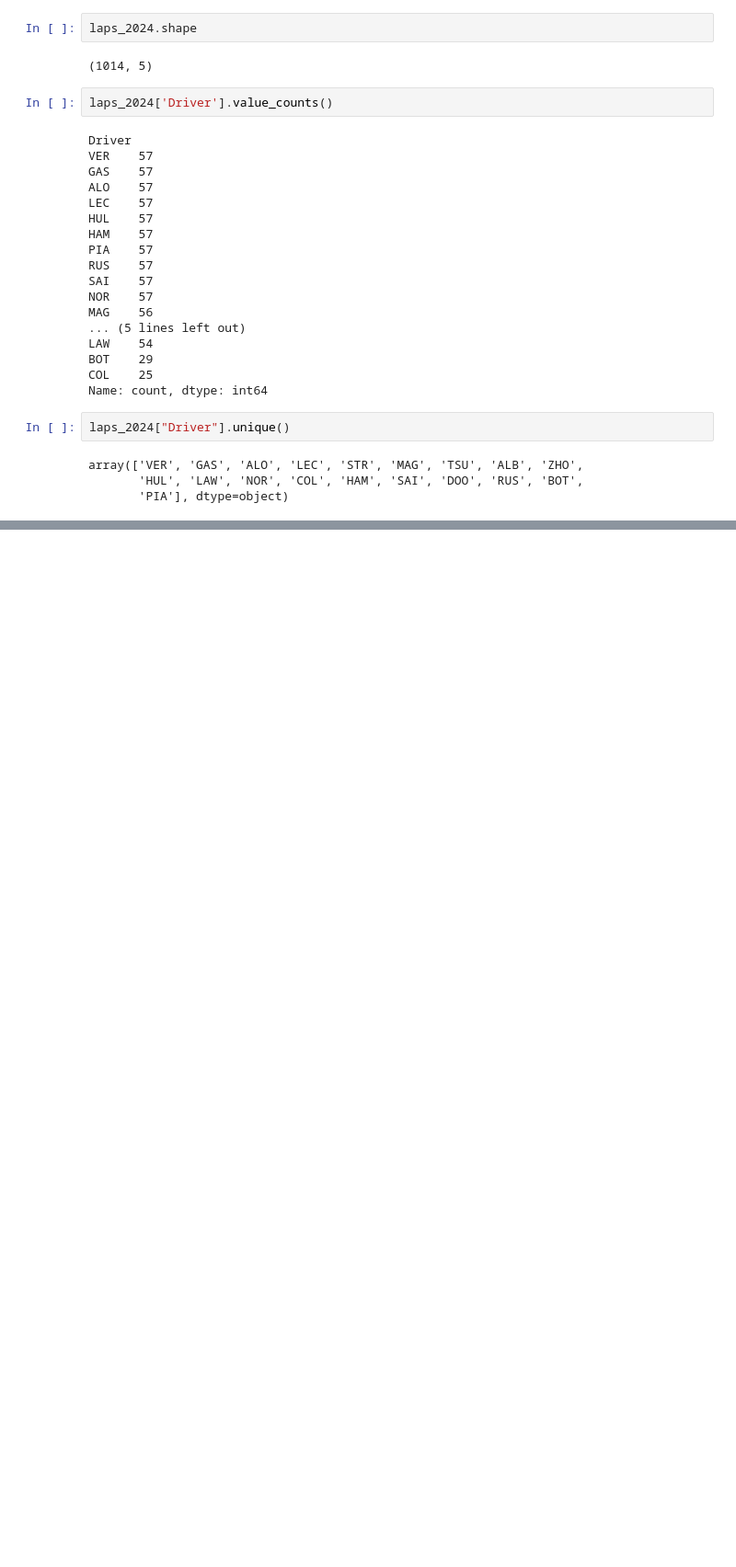
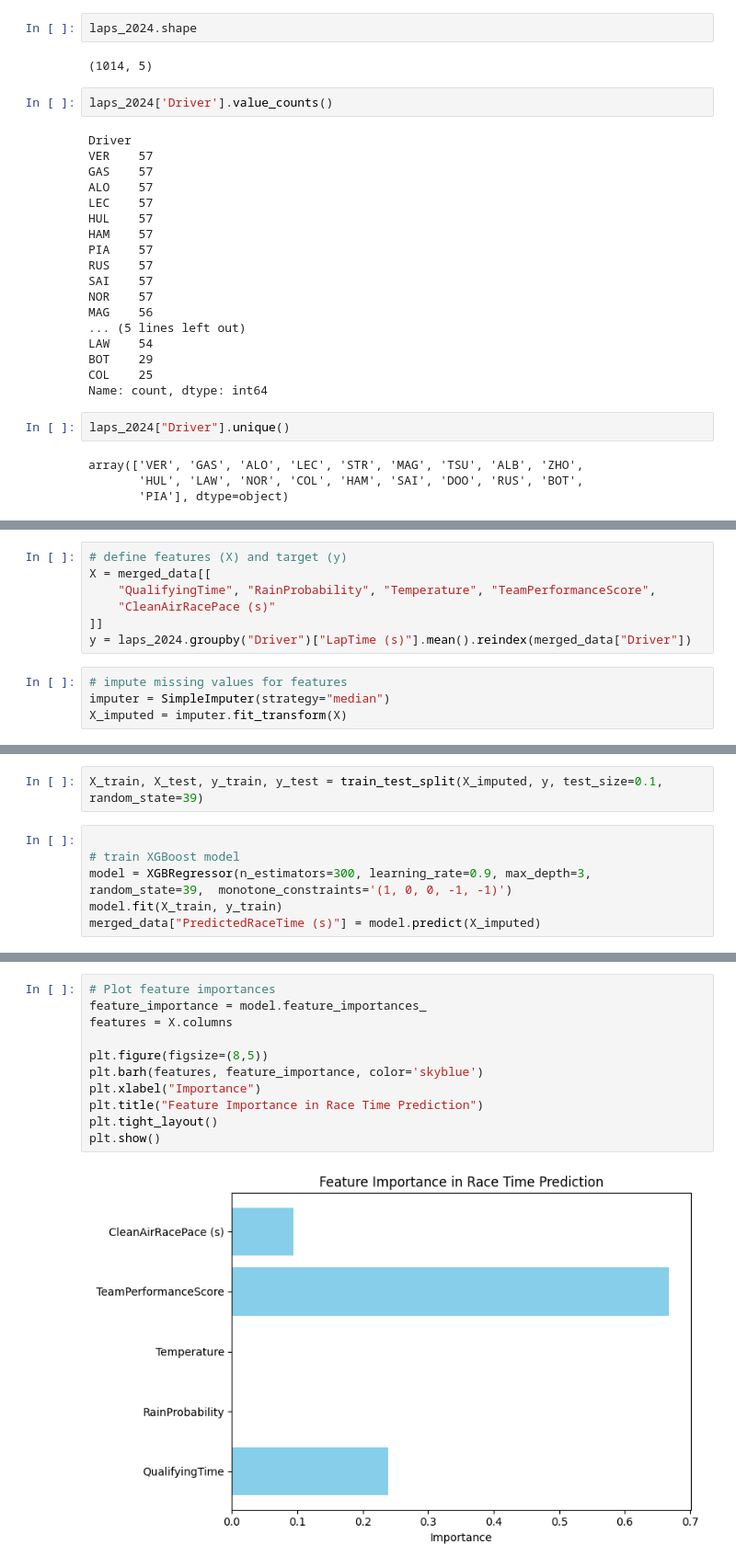
Before and after one commit to JAYANTHAN05/F1_prediction_2024, a Jupyter notebook: f1.ipynb, the cells around one changed output, grey strips where cells are left out. Shown at 92% size. Cells and saved outputs as stored; diff of their text form; blank space fills up the shorter version.

Commit message:
model+evaluation+results

```diff
--- a/f1.ipynb
+++ b/f1.ipynb
@@ -88,0 +246,11 @@ sector_times_2024=laps_2024.groupby("Driver").agg(
+# %%
+# define features (X) and target (y)
+X = merged_data[[
+    "QualifyingTime", "RainProbability", "Temperature", "TeamPerformanceScore",
+    "CleanAirRacePace (s)"
+]]
+y = laps_2024.groupby("Driver")["LapTime (s)"].mean().reindex(merged_data["Driver"])
+# %%
+# impute missing values for features
+imputer = SimpleImputer(strategy="median")
+X_imputed = imputer.fit_transform(X)
@@ -88,0 +261,8 @@ sector_times_2024=laps_2024.groupby("Driver").agg(
+# %%
+X_train, X_test, y_train, y_test = train_test_split(X_imputed, y, test_size=0.1, random_state=39)
+# %%
+
+# train XGBoost model
+model = XGBRegressor(n_estimators=300, learning_rate=0.9, max_depth=3, random_state=39,  monotone_constraints='(1, 0, 0, -1, -1)')
+model.fit(X_train, y_train)
+merged_data["PredictedRaceTime (s)"] = model.predict(X_imputed)
@@ -88,0 +302,13 @@ sector_times_2024=laps_2024.groupby("Driver").agg(
+# %%
+# Plot feature importances
+feature_importance = model.feature_importances_
+features = X.columns
+
+plt.figure(figsize=(8,5))
+plt.barh(features, feature_importance, color='skyblue')
+plt.xlabel("Importance")
+plt.title("Feature Importance in Race Time Prediction")
+plt.tight_layout()
+plt.show()
+# %% [output]
+[figure, added]
```
Also changed, not shown: parts of 22 cells of this notebook, 23 other files.
